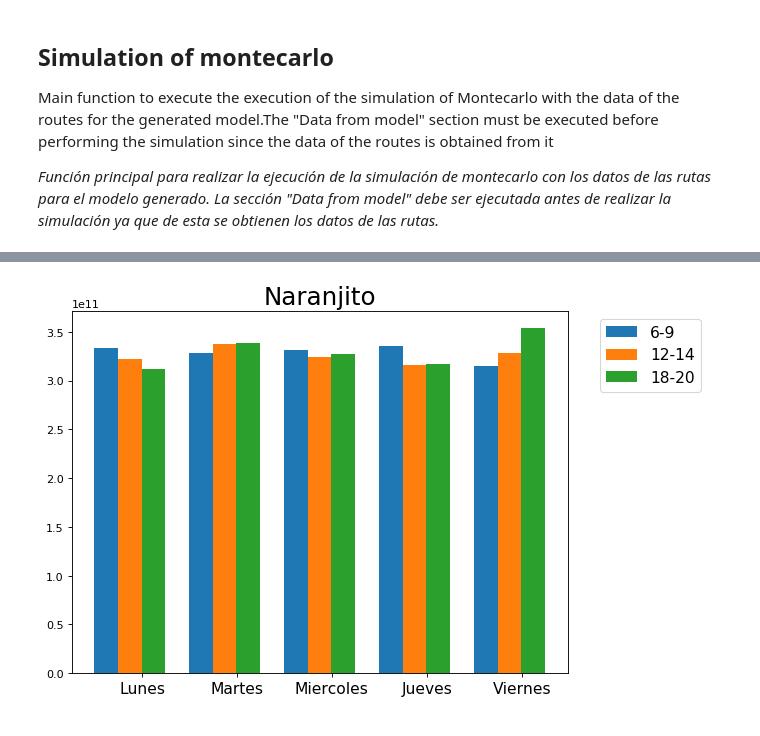
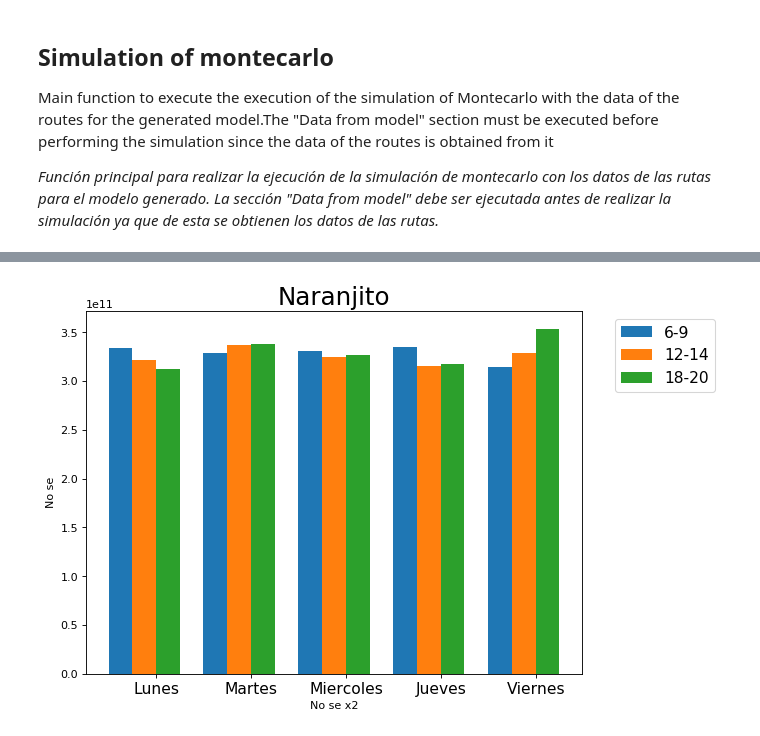
Before and after one commit to Nany262/MonteCarlo-Simulation, a Jupyter notebook: simulation-code-google.ipynb, the cells around one changed output, grey strips where cells are left out. Drawn from its saved outputs; the diff is of its cells as text; code cells hidden in the pictures.

```diff
--- a/simulation-code-google.ipynb
+++ b/simulation-code-google.ipynb
@@ -315,24 +323,26 @@ cuba()
 # %%
 #Energy in Naranjito
 def naranjito():
     file_6_9 = pd.read_csv('Substations/Naranjito/6-9.csv', header=0)
     file_12_14 = pd.read_csv('Substations/Naranjito/12-14.csv', header=0)
     file_18_20 = pd.read_csv('Substations/Naranjito/18-20.csv', header=0)
 
     data_6_9 = [np.mean(file_6_9['Lunes']),np.mean(file_6_9['Martes']),np.mean(file_6_9['Miercoles']),np.mean(file_6_9['Jueves']),np.mean(file_6_9['Viernes'])]
     data_12_14 = [np.mean(file_12_14['Lunes']),np.mean(file_12_14['Martes']),np.mean(file_12_14['Miercoles']),np.mean(file_12_14['Jueves']),np.mean(file_12_14['Viernes'])]
     data_18_20 = [np.mean(file_18_20['Lunes']),np.mean(file_18_20['Martes']),np.mean(file_18_20['Miercoles']),np.mean(file_18_20['Jueves']),np.mean(file_18_20['Viernes'])]
 
     data_6_9
     x = np.arange(5)
     plt.figure(figsize=(8, 6), dpi=80)
     plt.bar(x + 0.00, data_6_9, width = 0.25)
     plt.bar(x + 0.25, data_12_14, width = 0.25)
     plt.bar(x + 0.50, data_18_20, width = 0.25)
     plt.title('Naranjito', fontsize=22)
+    plt.ylabel('No se')
+    plt.xlabel('No se x2')
     plt.legend(['6-9','12-14','18-20'],bbox_to_anchor=(1.05, 1.0), fontsize=14)
     plt.xticks(x+0.38, ["Lunes", "Martes", "Miercoles", "Jueves", "Viernes"], fontsize=14)
     plt.show()
 naranjito()
 # %% [output]
-[figure, old version]
+[figure, new version]
```
Also changed, not shown: parts of 4 cells of this notebook, 1 other file.
